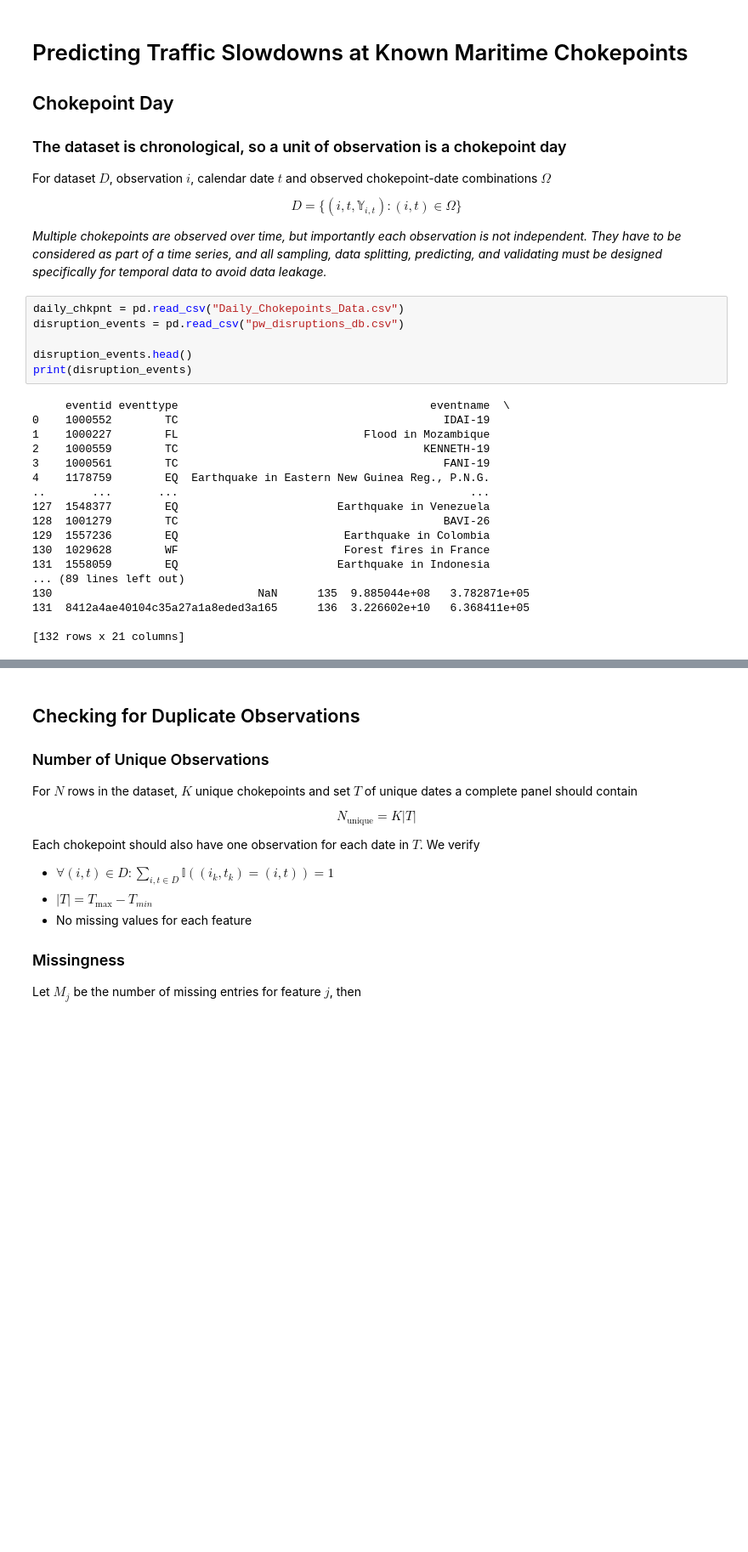
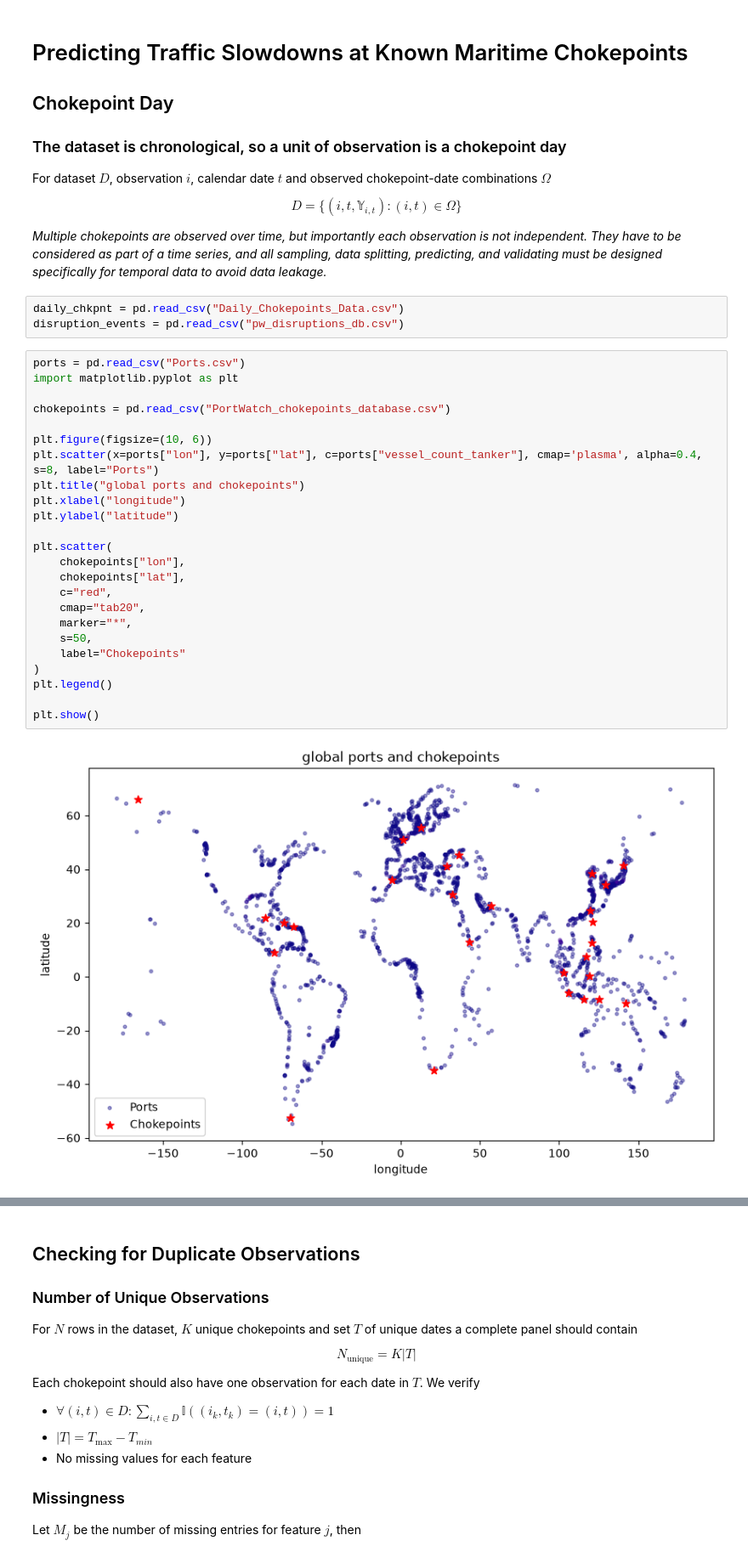
Before and after one commit to samAmabile/Maritime, a Jupyter notebook: analysis.ipynb, the cells around one changed output, grey strips where cells are left out. Shown at 85% size. Drawn from its saved outputs; the diff is of its cells as text; blank space fills up the shorter version.

```diff
--- a/analysis.ipynb
+++ b/analysis.ipynb
@@ -14,24 +14,29 @@ $$D = \{(i, t, \mathbb{Y}_{i, t}): (i, t) \in \Omega\} $$
 # %%
 daily_chkpnt = pd.read_csv("Daily_Chokepoints_Data.csv")
 disruption_events = pd.read_csv("pw_disruptions_db.csv")
-
-disruption_events.head()
-print(disruption_events)
-# %% [output]
-     eventid eventtype                                      eventname  \
-0    1000552        TC                                        IDAI-19
-1    1000227        FL                            Flood in Mozambique
-2    1000559        TC                                     KENNETH-19
-3    1000561        TC                                        FANI-19
-4    1178759        EQ  Earthquake in Eastern New Guinea Reg., P.N.G.
-..       ...       ...                                            ...
-127  1548377        EQ                        Earthquake in Venezuela
-128  1001279        TC                                        BAVI-26
-129  1557236        EQ                         Earthquake in Colombia
-130  1029628        WF                         Forest fires in France
-131  1558059        EQ                        Earthquake in Indonesia
-... (89 lines left out)
-130                               NaN      135  9.885044e+08   3.782871e+05
-131  8412a4ae40104c35a27a1a8eded3a165      136  3.226602e+10   6.368411e+05
-
-[132 rows x 21 columns]
+# %%
+ports = pd.read_csv("Ports.csv")
+import matplotlib.pyplot as plt
+
+chokepoints = pd.read_csv("PortWatch_chokepoints_database.csv")
+
+plt.figure(figsize=(10, 6))
+plt.scatter(x=ports["lon"], y=ports["lat"], c=ports["vessel_count_tanker"], cmap='plasma', alpha=0.4, s=8, label="Ports")
+plt.title("global ports and chokepoints")
+plt.xlabel("longitude")
+plt.ylabel("latitude")
+
+plt.scatter(
+    chokepoints["lon"],
+    chokepoints["lat"],
+    c="red",
+    cmap="tab20",
+    marker="*",
+    s=50,
+    label="Chokepoints"
+)
+plt.legend()
+
+plt.show()
+# %% [output]
+[figure, added]
```
Also changed, not shown: parts of 3 cells of this notebook.
